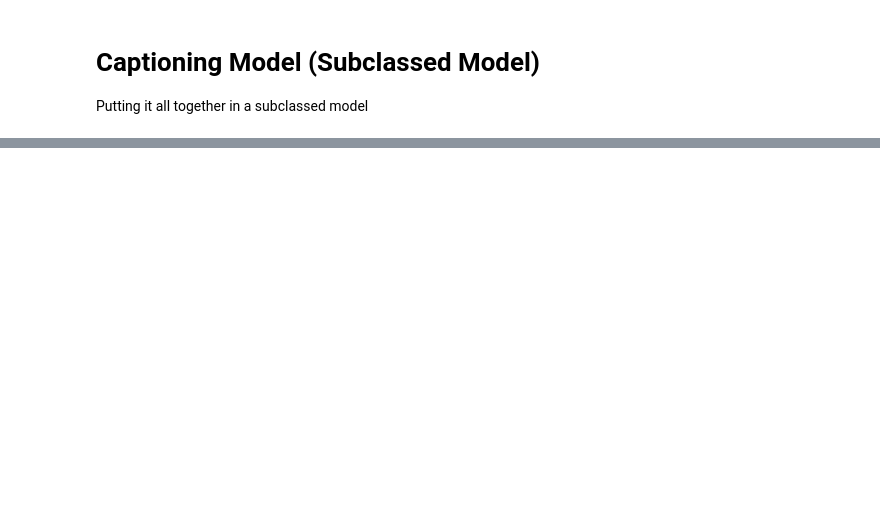
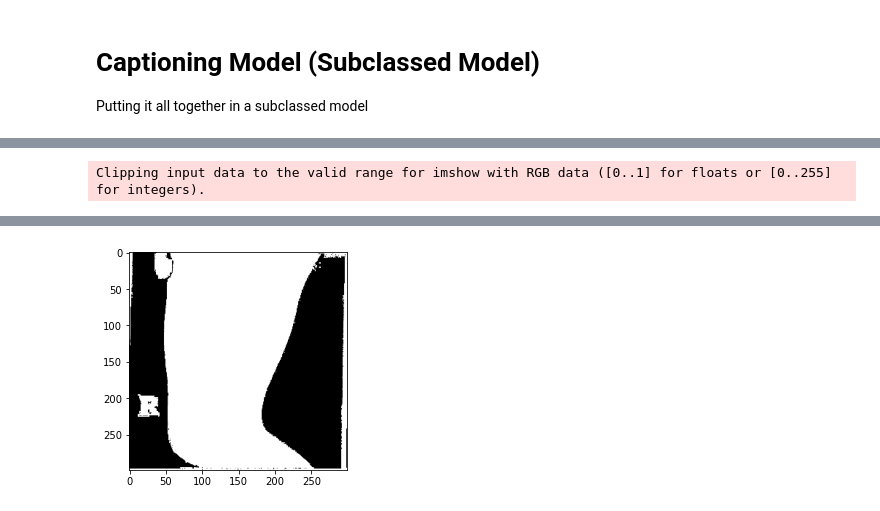
Before and after one commit to DanielVelaJ/MedClip, a Jupyter notebook: src/Transformer_captions.ipynb, the cells around one changed output, grey strips where cells are left out. Saved outputs shown, nothing was run; the diff lists cells and outputs as text; code cells hidden in the pictures; blank space fills up the shorter version.

```diff
--- a/src/Transformer_captions.ipynb
+++ b/src/Transformer_captions.ipynb
@@ -1107,2 +914,0 @@ loss(y_true,y_pred)
-# %%
-model.compile(loss=tf.keras.losses.SparseCategoricalCrossentropy())
@@ -1112,2 +914,0 @@ for i in data_pipeline['captioning']['train'].batch(5).take(3):
-# %%
-model.fit(data_pipeline['captioning']['train'].batch(5).take(3))
@@ -1135,0 +1351,7 @@ AttributeError: in user code:
+# %%
+for i in data_pipeline['captioning']['train'].batch(1).take(1):
+    img=i['image'][0].numpy().astype(int)
+    plt.imshow(img)
+    print(np.max(img), np.min(img))
+    plt.show()
+    model.train_step(i)
@@ -1135,0 +1360,9 @@ AttributeError: in user code:
+# %%
+imgs=[]
+texts=[]
+for i in data_pipeline['captioning']['train'].take(15):
+    img=i['image']
+    text=i['text']
+    imgs.append(img)
+    texts.append(text)
+model.text_encoder.encode([0],training=False)
@@ -1135,0 +1391,56 @@ AttributeError: in user code:
+# %%
+i=5
+img=imgs[i]
+text=texts[i]
+
+
+# Show image and text
+plt.imshow(img)
+print(text)
+img=tf.expand_dims(img,0)
+
+# Image encoding-->Projection-->Positional-->TransformerEncoder-->
+#--------------------------------------------------------------
+# Pass through image_encoder
+encoded_img = model.image_encoder(img, training=False)
+# Pass through projector
+proj_img=model.image_projector(encoded_img,training=False)
+# Add positional encoding
+positional_img=model.add_positional_img(proj_img,training=False)
+# Pass through transformer encoder
+t_img= model.transformer_encoder(positional_img,training=False)['embeddings']
+
+# Caption-->tokenize-->encode-->project-->mask
+# ----------------------------------------
+capt=['<start> AP/LAT FEMUR']
+max_length_caption=99
+
+# Now inside a for loop:
+for i in range(69):
+    # print(f'Round: {i}')
+    tokenized_capt=model.text_encoder.tokenize(capt)[:,:-1]
+    # print(f'caption: {capt}')
+    # print(tokenized_capt)
+    mask=model.text_encoder.mask(tokenized_capt)
+    capt_encoding=model.text_encoder.encode(tokenized_capt,training=False)
+    capt_proj=model.text_projector(capt_encoding,training=False)
+    # (capt_proj,img_transformer_encoding)-->TransformerDecoder-->Ouptut-->pred
+    # -----------------------------------------------------------------------------
+    context=model.transformer_decoder(capt_proj,t_img,mask=mask,training=False)
+    probs=model.out(context)
+    # print(f'probs shape: {probs.shape}')
+    selection=np.argmax(probs[0,i,:])
+    print(f'the selection is {selection} which translates to {model.text_encoder.vocabulary_dict[selection]}')
+
+    word=model.text_encoder.vocabulary_dict[selection]
+#     print(word)
+    capt[0]= capt[0] +' ' + word
+    # print(f'caption at end of loop is {capt}')
+
+print(capt)
+
+# # -----------------------------------------------------
+# for i in tf.argmax(probs,axis=2).numpy()[0]:
+#     print(model.text_encoder.vocabulary_dict[i])
+# %% [output]
+Clipping input data to the valid range for imshow with RGB data ([0..1] for floats or [0..255] for integers).
@@ -1135,0 +1464 @@ AttributeError: in user code:
+[figure, added]
```
Also changed, not shown: parts of 68 cells of this notebook, 2 other files.
